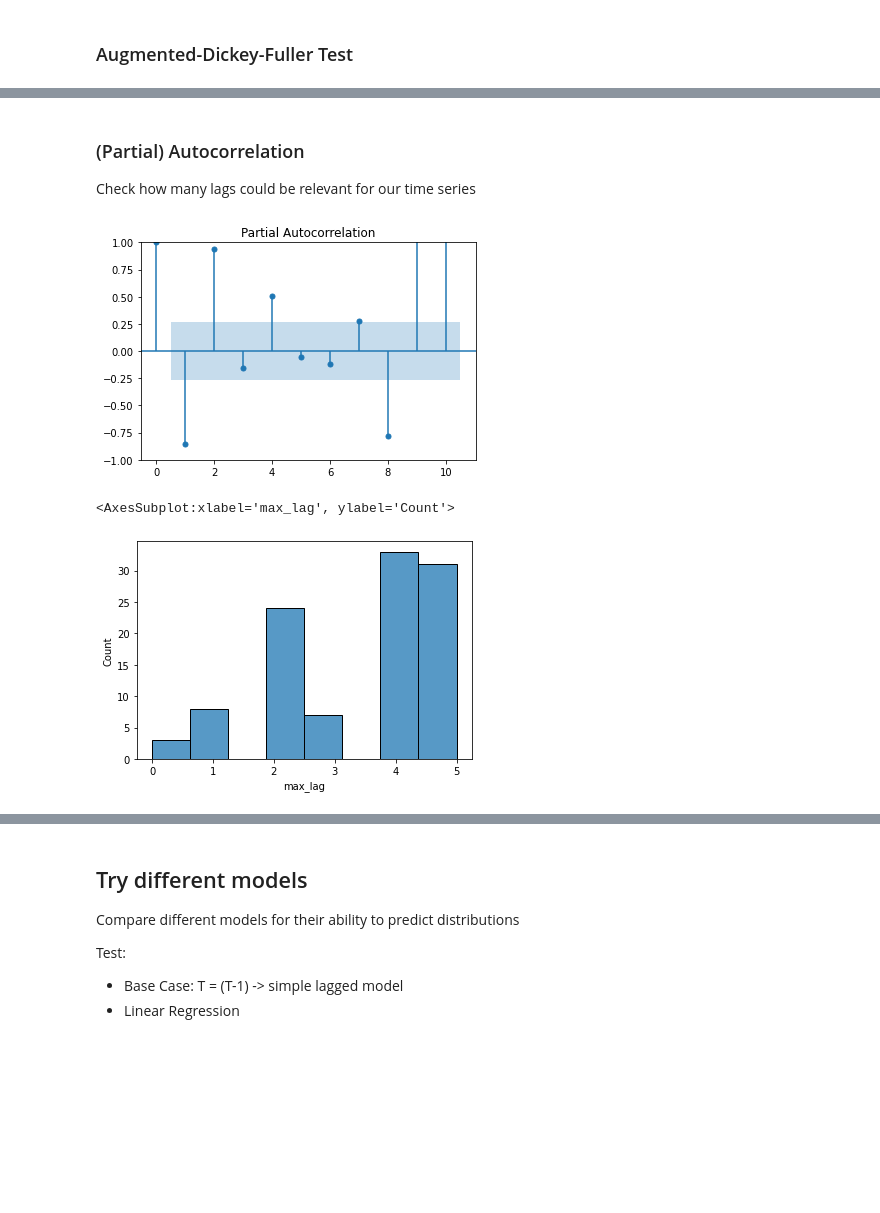
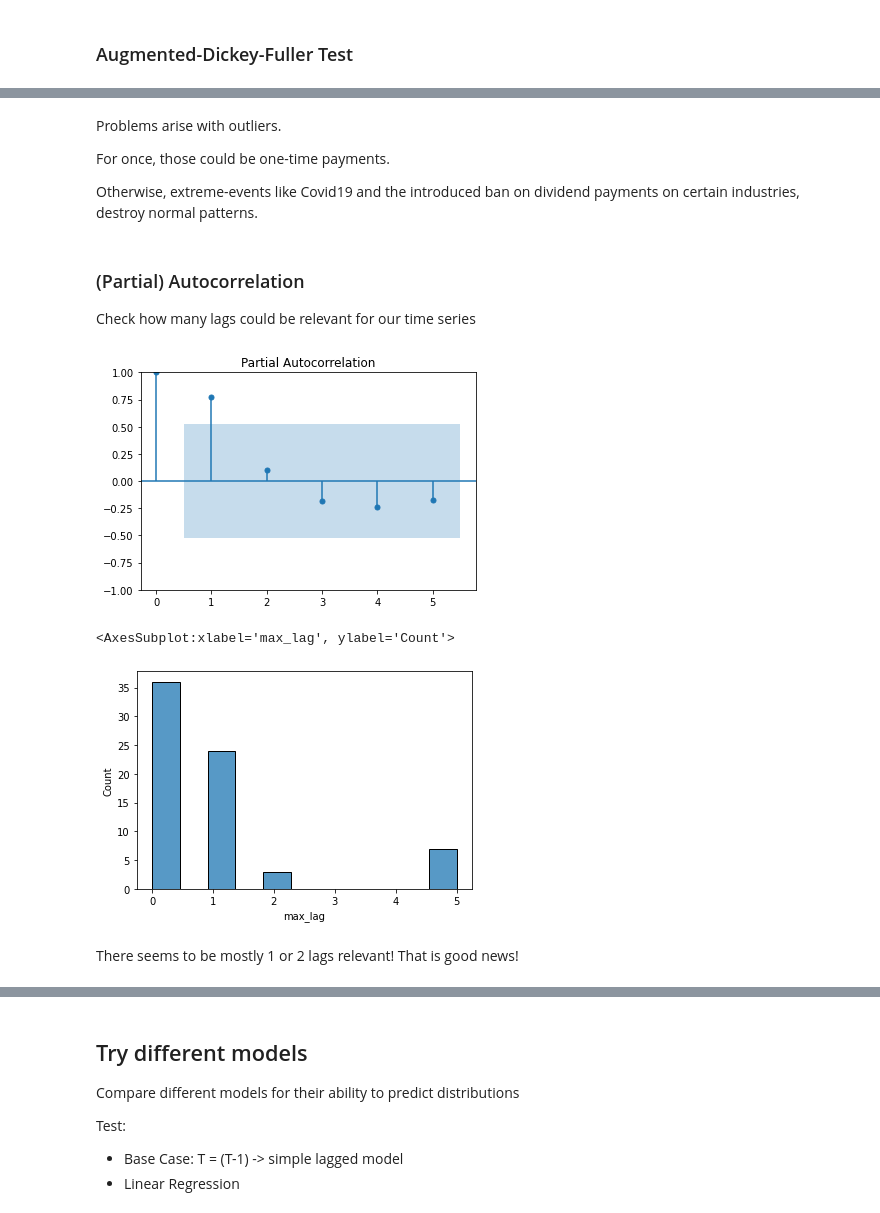
Before and after one commit to Mebbel/PortfolioManagement, a Jupyter notebook: _C011_Predict_Distributions_TopDown.ipynb, the cells around one changed output, grey strips where cells are left out. Cells and saved outputs as stored; diff of their text form; code cells hidden in the pictures; blank space fills up the shorter version.

Commit message:
Prediction on levels / logs and different time horizons

```diff
--- a/_C011_Predict_Distributions_TopDown.ipynb
+++ b/_C011_Predict_Distributions_TopDown.ipynb
@@ -341,3 +399,5 @@ Need these checks to determine which models might be appropriate and which featu
+# %%
+df_temp_exp_y = df_temp_exp.groupby(['Security_ISIN', 'Year']).agg({'Dist_Amount':'sum'}).reset_index()
 # %% [markdown]
 ### Augmented-Dickey-Fuller Test
 # %%
@@ -400,55 +460,63 @@ g.map(sns.scatterplot, "Y_Q", "Dist_Amount")
+# %% [markdown]
+Problems arise with outliers.
+
+For once, those could be one-time payments.
+
+Otherwise, extreme-events like Covid19 and the introduced ban on dividend payments on certain industries, destroy normal patterns.
 # %% [markdown]
 ### (Partial) Autocorrelation
 
 Check how many lags could be relevant for our time series
 # %%
-# from statsmodels.graphics.tsaplots import plot_pacf
+from statsmodels.graphics.tsaplots import plot_pacf
 from statsmodels.tsa.stattools import pacf
 
 isin_i = "IE00B296QM64"
 
-x_ = df_temp_exp[df_temp_exp.Security_ISIN == isin_i]['Dist_Amount']
+x_ = df_temp_exp_y[df_temp_exp_y.Security_ISIN == isin_i]['Dist_Amount']
 
-plot_pacf(x_, lags=10, alpha=0.05)
+plot_pacf(x_, lags=5, alpha=0.05)
 plt.show()
 
 
 # Calculate max lags for all ETF products
 def calc_max_lag(x_):
     # Calculate partial autocorrelation function
     pacf_ = pacf(x_, nlags=5, alpha=0.05)
 
     # Collect results
     pacf_ = np.insert(pacf_[1], 0, np.transpose(pacf_[0]), axis=1)
 
     # Check which values with the same calculations performed in plot_pacf
     pacf_check = (pacf_[:,0] > (pacf_[:,0] - pacf_[:,1])) | (pacf_[:,0] < (pacf_[:,0] - pacf_[:,2]))
 
     return np.max(np.where(pacf_check))
 
 
 # Collect all results
 dict_max_lag = {}
 
-for isin_i in df_temp_exp.Security_ISIN.unique():
+for isin_i in df_temp_exp_y.Security_ISIN.unique():
 
-    x_ = df_temp_exp[df_temp_exp.Security_ISIN == isin_i]['Dist_Amount']
+    x_ = df_temp_exp_y[df_temp_exp_y.Security_ISIN == isin_i]['Dist_Amount']
 
     if (len(x_)) > 12:
 
         dict_max_lag[isin_i] = calc_max_lag(x_)
 
 
 
 df_max_lag = pd.DataFrame.from_dict(dict_max_lag, orient="index", columns=['max_lag'])
 # %% [output]
-[figure, old version]
+[figure, new version]
 # %%
 # Distribution of max lag
 sns.histplot(data=df_max_lag, x='max_lag')
 # %% [output]
 <AxesSubplot:xlabel='max_lag', ylabel='Count'>
-[figure, old version]
+[figure, new version]
+# %% [markdown]
+There seems to be mostly 1 or 2 lags relevant! That is good news!
 # %%
 # Inspect where lots of lags are relevant
 df_max_lag.sort_values('max_lag', ascending=False)
```
Also changed, not shown: parts of 26 cells of this notebook.
